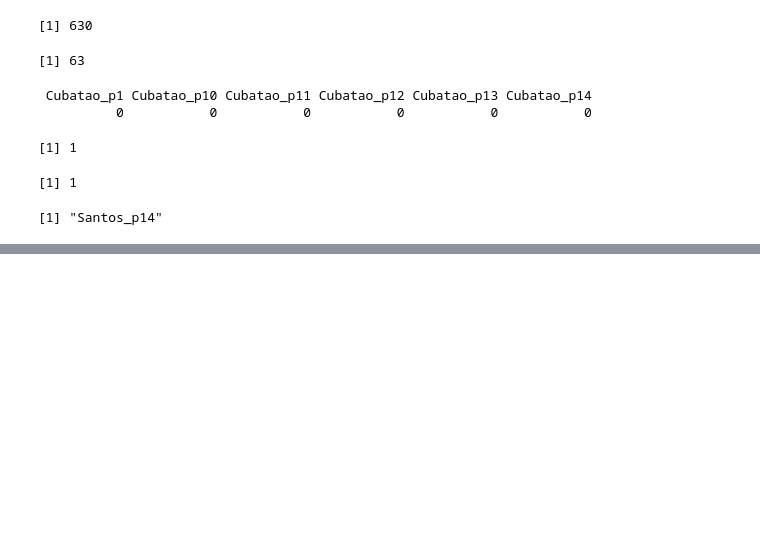
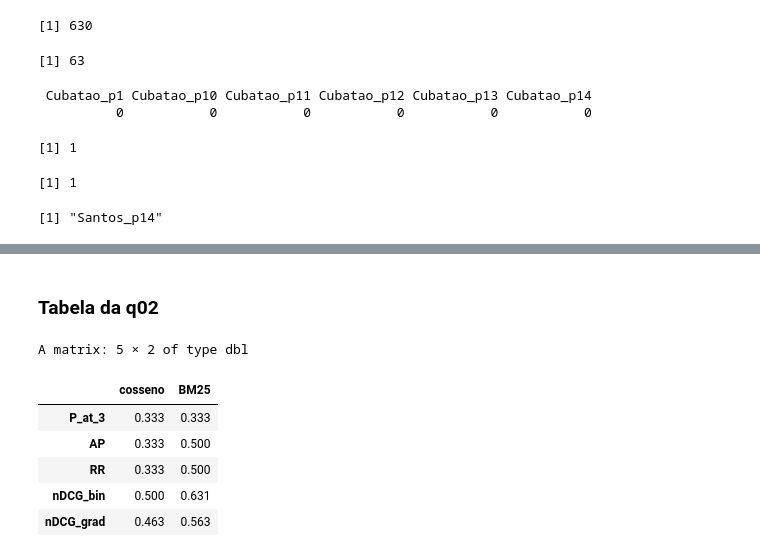
Before and after one commit to vicleme/PI3-FFV, a Jupyter notebook: estrutura/codigo/12b-metricas-estudo.ipynb, the cells around one changed output, grey strips where cells are left out. Saved outputs shown, nothing was run; the diff lists cells and outputs as text; code cells hidden in the pictures; blank space fills up the shorter version.

```diff
--- a/estrutura/codigo/12b-metricas-estudo.ipynb
+++ b/estrutura/codigo/12b-metricas-estudo.ipynb
@@ -111,0 +116,6 @@ relevantes
+# %%
+rel_bm25 <- as.integer(ranking_bm25 %in% relevantes)   # 1 se o parágrafo do ranking é relevante
+rel_cos  <- as.integer(ranking_cos  %in% relevantes)   # o mesmo, para o cosseno
+length(rel_bm25)         # quantas posições tem o ranking
+which(rel_bm25 == 1)     # em que posição o relevante caiu no BM25
+which(rel_cos == 1)      # e no cosseno
@@ -111,0 +137,14 @@ relevantes
+# %%
+R <- length(relevantes)                                         # total de relevantes da q02
+
+precisao_bm25 <- cumsum(rel_bm25) / seq_along(rel_bm25)         # P@k do BM25, k = 1..63
+precisao_cos  <- cumsum(rel_cos)  / seq_along(rel_cos)          # P@k do cosseno
+
+ap_bm25 <- sum(precisao_bm25[rel_bm25 == 1]) / R                # AP: precisões nas posições com relevante, divididas por R
+ap_cos  <- sum(precisao_cos[rel_cos == 1])   / R
+
+rr_bm25 <- 1 / which(rel_bm25 == 1)[1]                          # RR: 1 / posição do primeiro relevante
+rr_cos  <- 1 / which(rel_cos == 1)[1]
+
+round(c(P_at_3 = precisao_bm25[[3]], AP = ap_bm25, RR = rr_bm25), 3)   # BM25
+round(c(P_at_3 = precisao_cos[[3]],  AP = ap_cos,  RR = rr_cos), 3)    # cosseno
@@ -111,0 +160,7 @@ relevantes
+# %%
+dcg <- function(r) sum(r / log2(seq_along(r) + 1))   # ganho × fator de desconto, somado (a mesma do Módulo 7)
+
+ndcg_bm25 <- dcg(rel_bm25) / dcg(sort(rel_bm25, decreasing = TRUE))   # ideal = os MESMOS ganhos, ordenados
+ndcg_cos  <- dcg(rel_cos)  / dcg(sort(rel_cos,  decreasing = TRUE))
+
+round(c(BM25 = ndcg_bm25, cosseno = ndcg_cos), 3)
@@ -111,0 +173,10 @@ relevantes
+# %%
+g_bm25 <- grau[ranking_bm25]                  # graus na ordem do ranking do BM25
+g_bm25[is.na(g_bm25)] <- 0                    # não julgado = grau 0 (pooling)
+g_cos  <- grau[ranking_cos]                   # o mesmo para o cosseno
+g_cos[is.na(g_cos)] <- 0
+
+ndcg_g_bm25 <- dcg(g_bm25) / dcg(sort(g_bm25, decreasing = TRUE))
+ndcg_g_cos  <- dcg(g_cos)  / dcg(sort(g_cos,  decreasing = TRUE))
+ndcg_g_bm25
+ndcg_g_cos
@@ -111,0 +204,16 @@ relevantes
+# %% [markdown]
+### Tabela da q02
+# %%
+tabela_q02 <- cbind(
+  cosseno = c(P_at_3 = precisao_cos[[3]],  AP = ap_cos,  RR = rr_cos,  nDCG_bin = ndcg_cos,  nDCG_grad = ndcg_g_cos),
+  BM25    = c(P_at_3 = precisao_bm25[[3]], AP = ap_bm25, RR = rr_bm25, nDCG_bin = ndcg_bm25, nDCG_grad = ndcg_g_bm25)
+)
+round(tabela_q02, 3)
+# %% [output]
+A matrix: 5 × 2 of type dbl
+|  | cosseno | BM25 |
+| P_at_3 | 0.333 | 0.333 |
+| AP | 0.333 | 0.500 |
+| RR | 0.333 | 0.500 |
+| nDCG_bin | 0.500 | 0.631 |
+| nDCG_grad | 0.463 | 0.563 |
```
Also changed, not shown: parts of 52 cells of this notebook, 1 other file.
